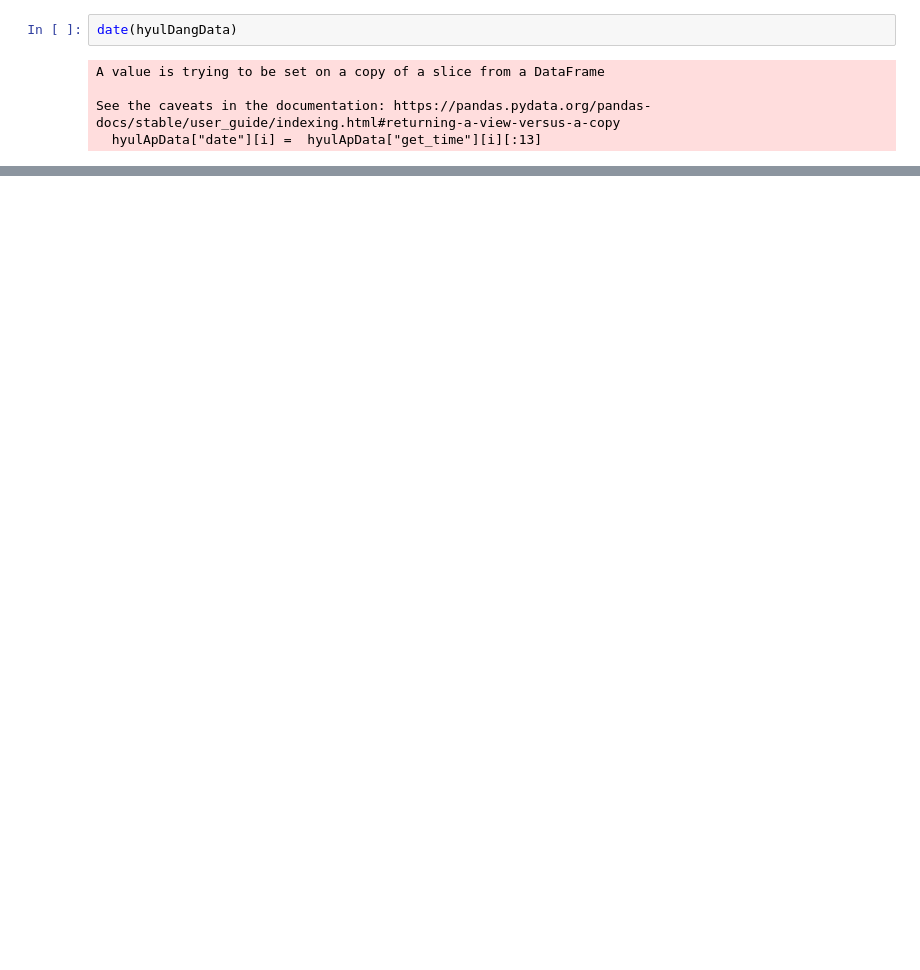
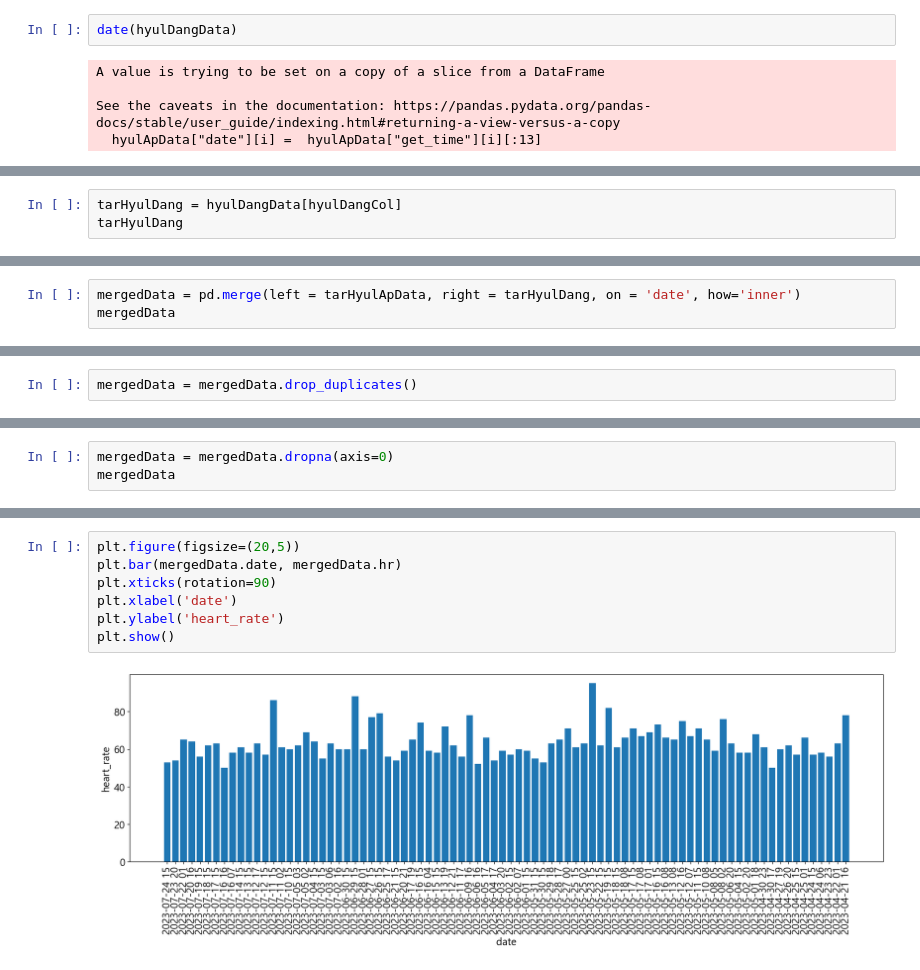
Before and after one commit to GitHayang/python, a Jupyter notebook: 미완성/healthData.ipynb, the cells around one changed output, grey strips where cells are left out. Drawn from its saved outputs; the diff is of its cells as text; blank space fills up the shorter version.

```diff
--- a/미완성/healthData.ipynb
+++ b/미완성/healthData.ipynb
@@ -183,0 +200,3 @@ simbaksuData
+# %%
+tarHyulDang = hyulDangData[hyulDangCol]
+tarHyulDang
@@ -183,0 +251,3 @@ simbaksuData
+# %%
+mergedData = pd.merge(left = tarHyulApData, right = tarHyulDang, on = 'date', how='inner')
+mergedData
@@ -183,0 +268,2 @@ simbaksuData
+# %%
+mergedData = mergedData.drop_duplicates()
@@ -183,0 +311,3 @@ simbaksuData
+# %%
+mergedData = mergedData.dropna(axis=0)
+mergedData
@@ -183,0 +346,9 @@ simbaksuData
+# %%
+plt.figure(figsize=(20,5))
+plt.bar(mergedData.date, mergedData.hr)
+plt.xticks(rotation=90)
+plt.xlabel('date')
+plt.ylabel('heart_rate')
+plt.show()
+# %% [output]
+[figure, added]
```
Also changed, not shown: parts of 40 cells of this notebook, 1 other file.
